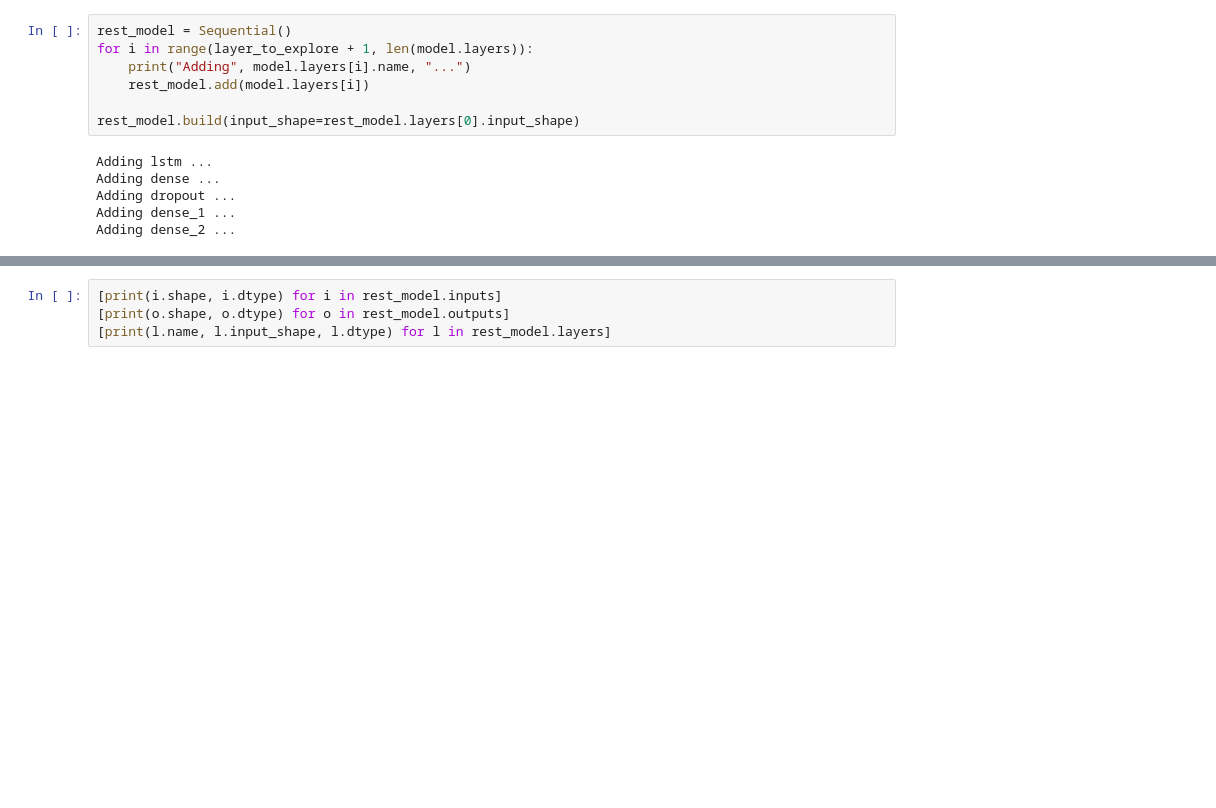
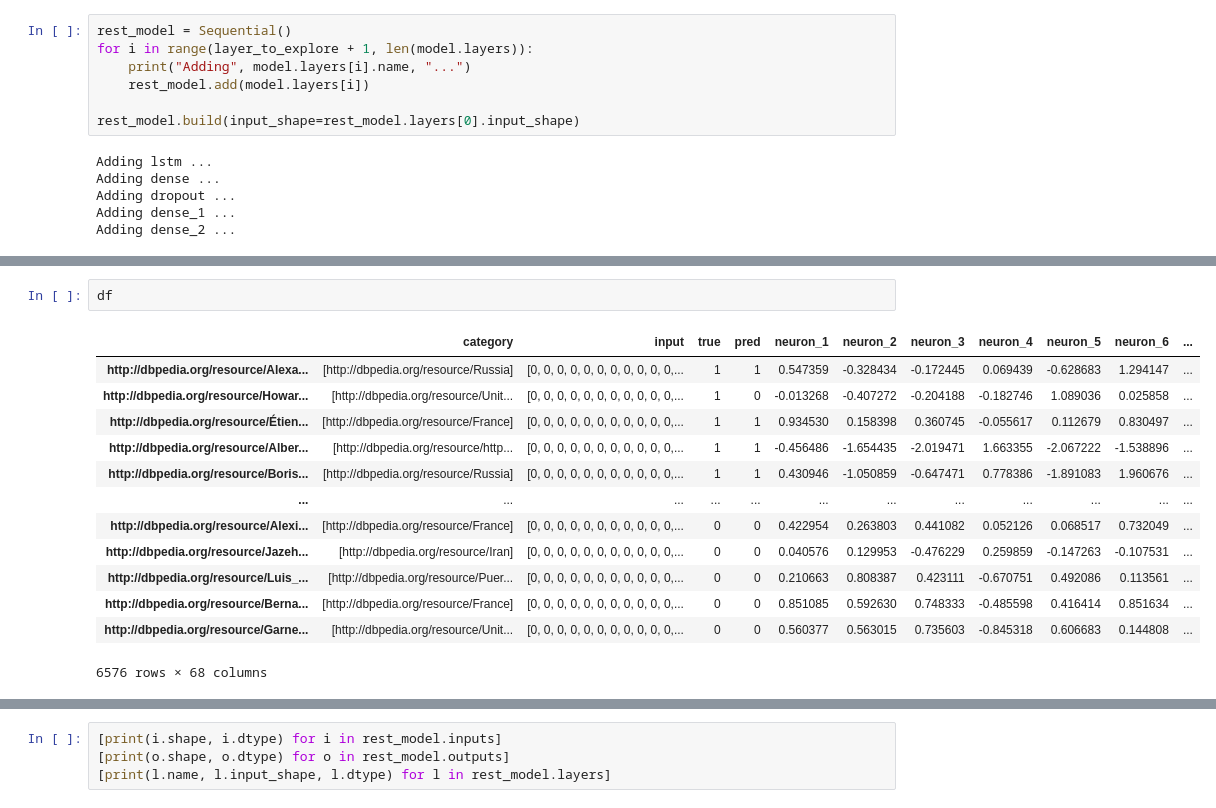
Before and after one commit to MHaurel/nn-concept-interpreter, a Jupyter notebook: visualizer/boost.ipynb, the cells around one changed output, grey strips where cells are left out. Drawn from its saved outputs; the diff is of its cells as text; blank space fills up the shorter version.

```diff
--- a/visualizer/boost.ipynb
+++ b/visualizer/boost.ipynb
@@ -466,0 +489,16 @@ ValueError: in user code:
+# %%
+df
+# %% [output]
+|  | category | input | true | pred | neuron_1 | neuron_2 | neuron_3 | neuron_4 | neuron_5 | neuron_6 | ... |
+| http://dbpedia.org/resource/Alexa... | [http://dbpedia.org/resource/Russia] | [0, 0, 0, 0, 0, 0, 0, 0, 0, 0, 0,... | 1 | 1 | 0.547359 | -0.328434 | -0.172445 | 0.069439 | -0.628683 | 1.294147 | ... |
+| http://dbpedia.org/resource/Howar... | [http://dbpedia.org/resource/Unit... | [0, 0, 0, 0, 0, 0, 0, 0, 0, 0, 0,... | 1 | 0 | -0.013268 | -0.407272 | -0.204188 | -0.182746 | 1.089036 | 0.025858 | ... |
+| http://dbpedia.org/resource/Étien... | [http://dbpedia.org/resource/France] | [0, 0, 0, 0, 0, 0, 0, 0, 0, 0, 0,... | 1 | 1 | 0.934530 | 0.158398 | 0.360745 | -0.055617 | 0.112679 | 0.830497 | ... |
+| http://dbpedia.org/resource/Alber... | [http://dbpedia.org/resource/http... | [0, 0, 0, 0, 0, 0, 0, 0, 0, 0, 0,... | 1 | 1 | -0.456486 | -1.654435 | -2.019471 | 1.663355 | -2.067222 | -1.538896 | ... |
+| http://dbpedia.org/resource/Boris... | [http://dbpedia.org/resource/Russia] | [0, 0, 0, 0, 0, 0, 0, 0, 0, 0, 0,... | 1 | 1 | 0.430946 | -1.050859 | -0.647471 | 0.778386 | -1.891083 | 1.960676 | ... |
+| ... | ... | ... | ... | ... | ... | ... | ... | ... | ... | ... | ... |
+| http://dbpedia.org/resource/Alexi... | [http://dbpedia.org/resource/France] | [0, 0, 0, 0, 0, 0, 0, 0, 0, 0, 0,... | 0 | 0 | 0.422954 | 0.263803 | 0.441082 | 0.052126 | 0.068517 | 0.732049 | ... |
+| http://dbpedia.org/resource/Jazeh... | [http://dbpedia.org/resource/Iran] | [0, 0, 0, 0, 0, 0, 0, 0, 0, 0, 0,... | 0 | 0 | 0.040576 | 0.129953 | -0.476229 | 0.259859 | -0.147263 | -0.107531 | ... |
+| http://dbpedia.org/resource/Luis_... | [http://dbpedia.org/resource/Puer... | [0, 0, 0, 0, 0, 0, 0, 0, 0, 0, 0,... | 0 | 0 | 0.210663 | 0.808387 | 0.423111 | -0.670751 | 0.492086 | 0.113561 | ... |
+| http://dbpedia.org/resource/Berna... | [http://dbpedia.org/resource/France] | [0, 0, 0, 0, 0, 0, 0, 0, 0, 0, 0,... | 0 | 0 | 0.851085 | 0.592630 | 0.748333 | -0.485598 | 0.416414 | 0.851634 | ... |
+| http://dbpedia.org/resource/Garne... | [http://dbpedia.org/resource/Unit... | [0, 0, 0, 0, 0, 0, 0, 0, 0, 0, 0,... | 0 | 0 | 0.560377 | 0.563015 | 0.735603 | -0.845318 | 0.606683 | 0.144808 | ... |
+6576 rows × 68 columns
```
Also changed, not shown: parts of 25 cells of this notebook, 3 other files.
